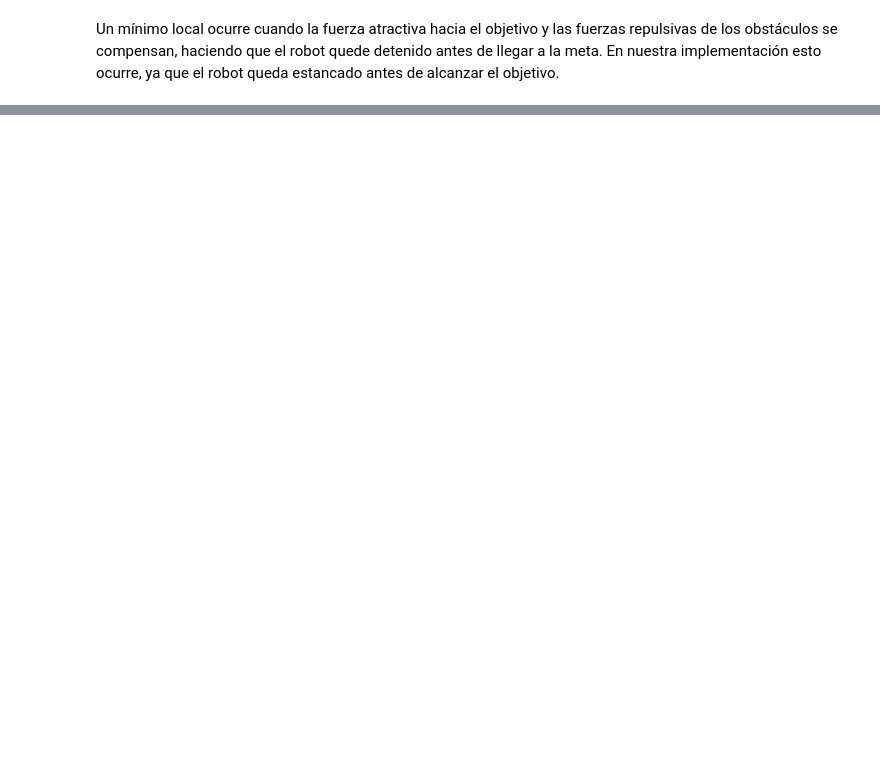
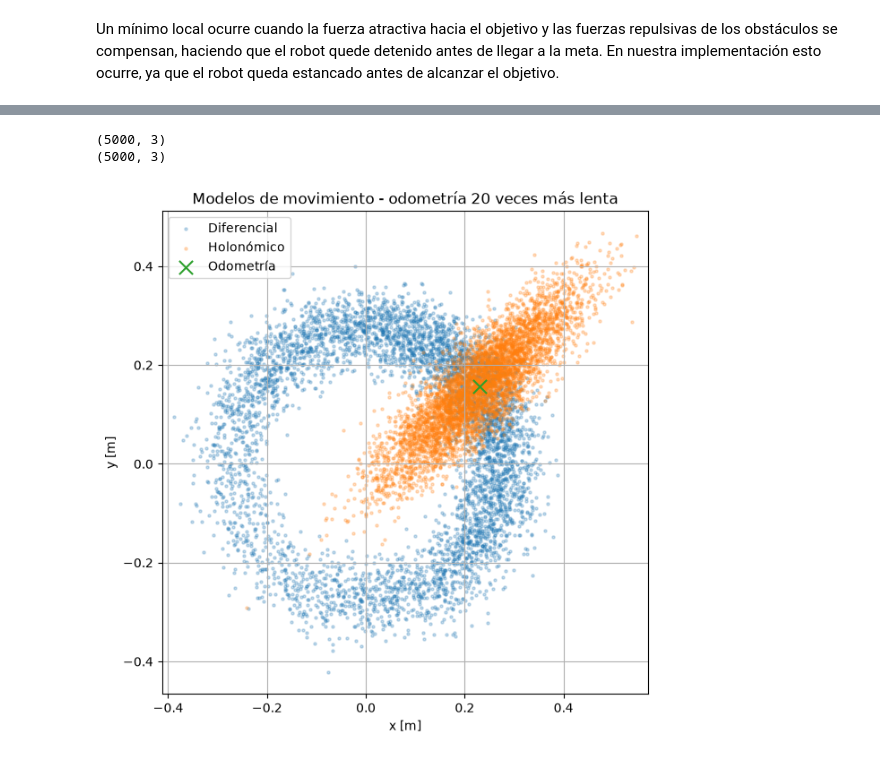
Before and after one commit to joaco1212004/TP2_PRA, a Jupyter notebook: pkg/TP2_python/tp2_DiCola.ipynb, the cells around one changed output, grey strips where cells are left out. Drawn from its saved outputs; the diff is of its cells as text; code cells hidden in the pictures; blank space fills up the shorter version.

```diff
--- a/pkg/TP2_python/tp2_DiCola.ipynb
+++ b/pkg/TP2_python/tp2_DiCola.ipynb
@@ -335,0 +831,78 @@ Theta*, en cambio, puede conectar directamente nodos que no son vecinos cuando e
+# %%
+x_prev_slow = np.array([0.0, 0.0, 0.785])
+
+x_odom_slow = np.array([
+    0.2300,
+    0.1576,
+    0.3850
+])
+
+N = 5000
+# %%
+samples_differential_slow = np.array([
+    differential_odometry_motion_model(
+        x_prev_slow,
+        x_odom_slow,
+        alpha
+    )
+    for _ in range(N)
+])
+
+samples_holonomic_slow = np.array([
+    holonomic_odometry_motion_model(
+        x_prev_slow,
+        x_odom_slow,
+        alpha_holo
+    )
+    for _ in range(N)
+])
+
+print(samples_differential_slow.shape)
+print(samples_holonomic_slow.shape)
+# %% [output]
+(5000, 3)
+(5000, 3)
+# %%
+plt.figure(figsize=(7, 7))
+
+plt.scatter(
+    samples_differential_slow[:, 0],
+    samples_differential_slow[:, 1],
+    s=5,
+    alpha=0.25,
+    label="Diferencial"
+)
+
+plt.scatter(
+    samples_holonomic_slow[:, 0],
+    samples_holonomic_slow[:, 1],
+    s=5,
+    alpha=0.25,
+    label="Holonómico"
+)
+
+plt.scatter(
+    x_odom_slow[0],
+    x_odom_slow[1],
+    marker="x",
+    s=120,
+    label="Odometría"
+)
+
+plt.xlabel("x [m]")
+plt.ylabel("y [m]")
+plt.title("Modelos de movimiento - odometría 20 veces más lenta")
+
+plt.axis("equal")
+plt.grid()
+plt.legend()
+
+plt.savefig(
+    PUNTO4_DIR / "odometria_20x_lenta.jpeg",
+    dpi=300,
+    bbox_inches="tight"
+)
+
+plt.show()
+# %% [output]
+[figure, added]
```
Also changed, not shown: parts of 25 cells of this notebook, 17 other files.
